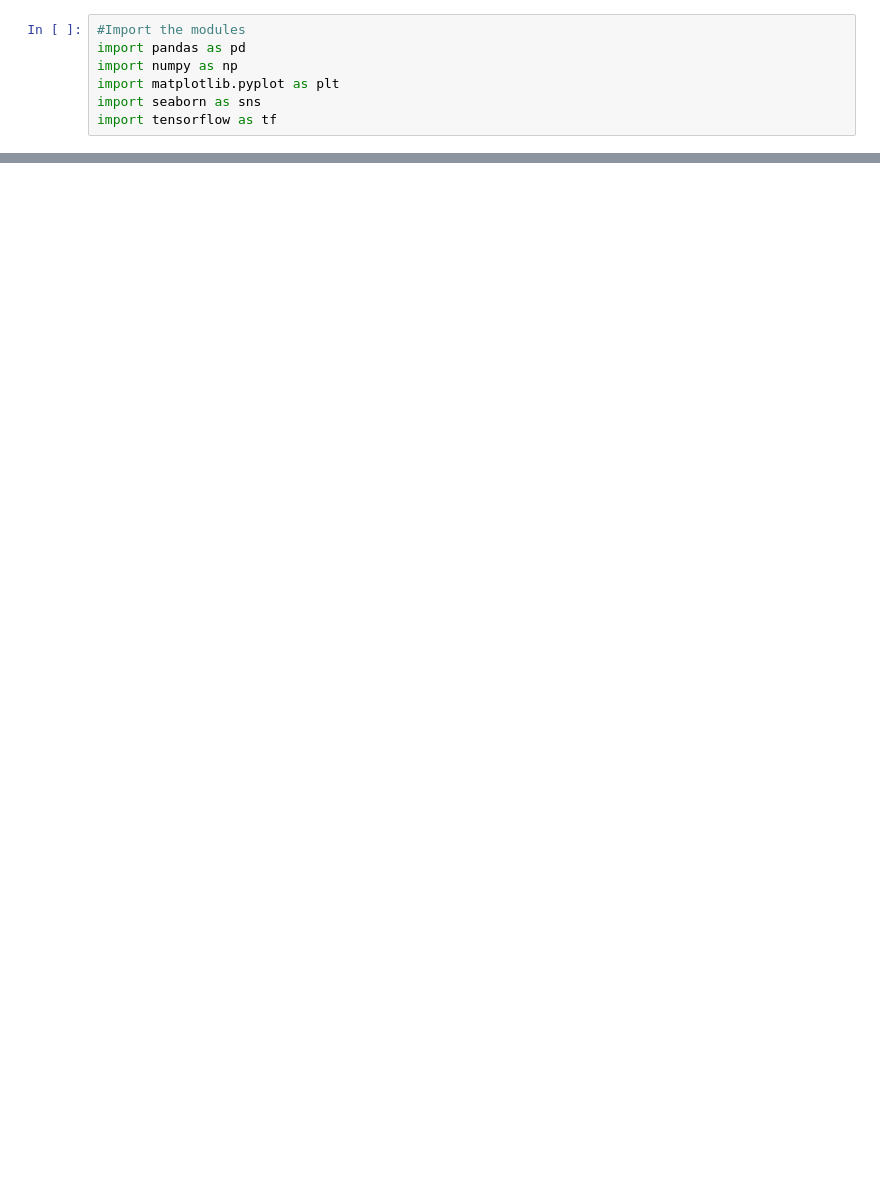
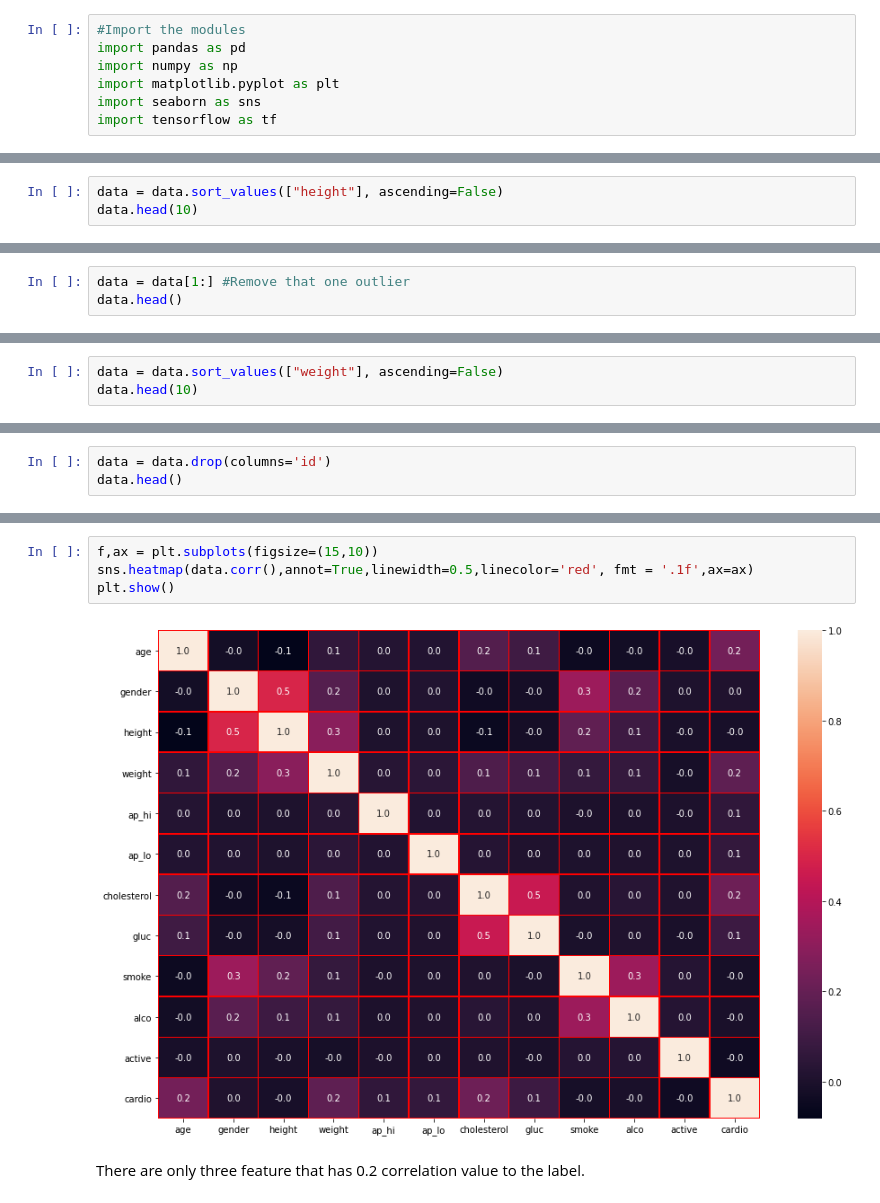
Before and after one commit to reyhanalemmario/bangkit, a Jupyter notebook: first_project.ipynb, the cells around one changed output, grey strips where cells are left out. Saved outputs shown, nothing was run; the diff lists cells and outputs as text; blank space fills up the shorter version.

```diff
--- a/first_project.ipynb
+++ b/first_project.ipynb
@@ -32,0 +86,3 @@ data.head()
+# %%
+data = data.sort_values(["height"], ascending=False)
+data.head(10)
@@ -32,0 +101,3 @@ data.head()
+# %%
+data = data[1:] #Remove that one outlier
+data.head()
@@ -32,0 +111,3 @@ data.head()
+# %%
+data = data.sort_values(["weight"], ascending=False)
+data.head(10)
@@ -32,0 +128,3 @@ data.head()
+# %%
+data = data.drop(columns='id')
+data.head()
@@ -32,0 +138,8 @@ data.head()
+# %%
+f,ax = plt.subplots(figsize=(15,10))
+sns.heatmap(data.corr(),annot=True,linewidth=0.5,linecolor='red', fmt = '.1f',ax=ax)
+plt.show()
+# %% [output]
+[figure, added]
+# %% [markdown]
+There are only three feature that has 0.2 correlation value to the label.
```
Also changed, not shown: parts of 15 cells of this notebook.
